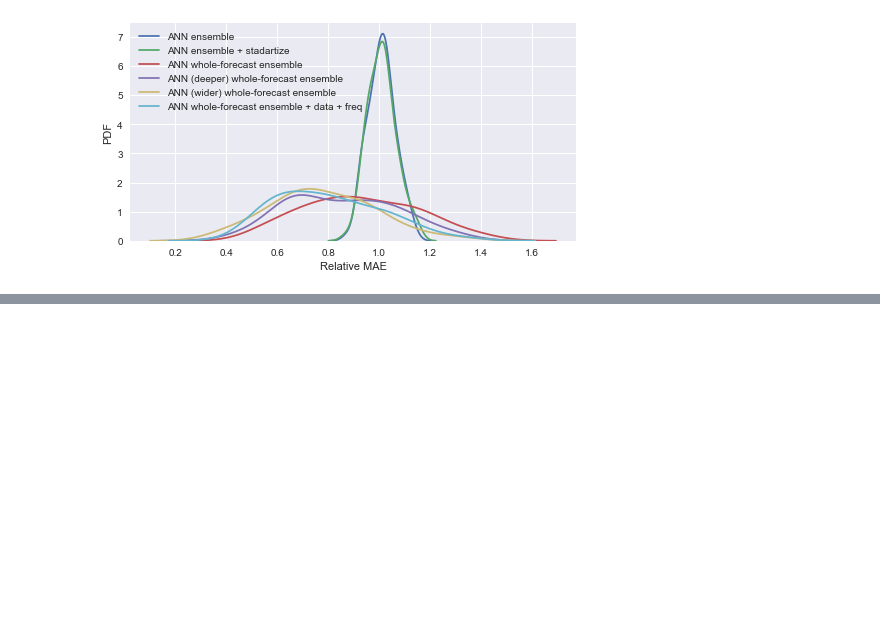
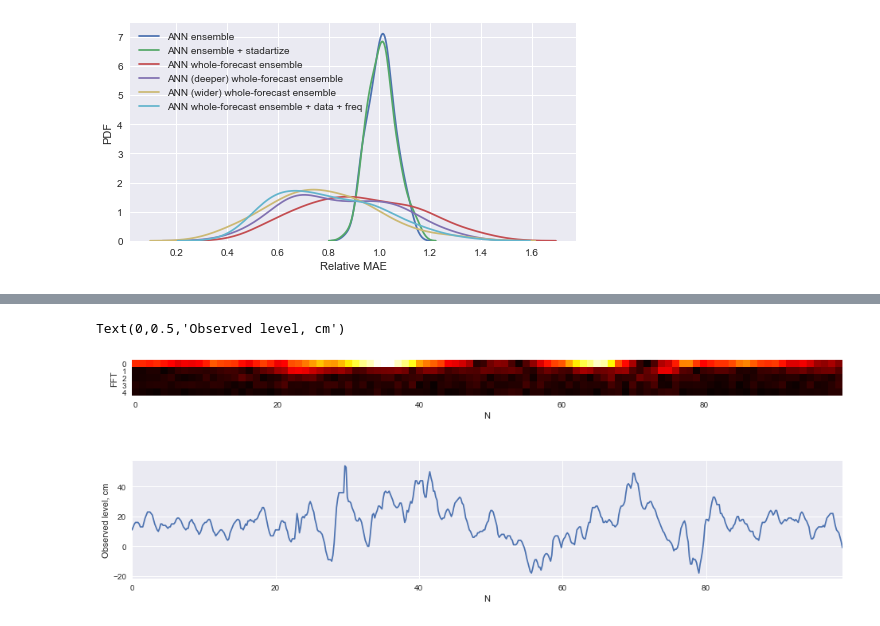
Before and after one commit to iterater/ensemble-forecasting, a Jupyter notebook: ipynb/Testing keras.ipynb, the cells around one changed output, grey strips where cells are left out. Cells and saved outputs as stored; diff of their text form; code cells hidden in the pictures; blank space fills up the shorter version.

Commit message:
Testing forecast frequencies

```diff
--- a/ipynb/Testing keras.ipynb
+++ b/ipynb/Testing keras.ipynb
@@ -13,7 +13,7 @@ plt.style.use('seaborn')
 Using TensorFlow backend.
 # %%
 # base_dir = 'd:/GitHub/python-2-work/' # work
-base_dir = 'd:/SRC/ensemble-forecasting/'  # home
+base_dir = 'd:/_SRC_/ensemble-forecasting/'  # home
 h = np.loadtxt(base_dir + 'data/2011/2011080100_hiromb_GI_60x434.txt') - 37.356
 s = np.loadtxt(base_dir + 'data/2011/2011080100_swan_GI_48x434.txt')
 n = np.loadtxt(base_dir + 'data/2011/2011080100_noswan_GI_48x434.txt')
@@ -432,0 +403,16 @@ Text(0,0.5,'PDF')
+# %%
+plt.figure(figsize=(16,6))
+plt.subplot(211)
+plt.imshow(freq.transpose()[0:5],cmap='hot')
+plt.xlabel('N')
+plt.ylabel('FFT')
+plt.grid(None)
+plt.yticks(np.arange(5))
+plt.subplot(212)
+plt.plot(np.arange(0,100,1/6), m_fc[:,0:6].flatten())
+plt.xlim((0,99))
+plt.xlabel('N')
+plt.ylabel('Observed level, cm')
+# %% [output]
+Text(0,0.5,'Observed level, cm')
+[figure, added]
```
Also changed, not shown: parts of 22 cells of this notebook.
